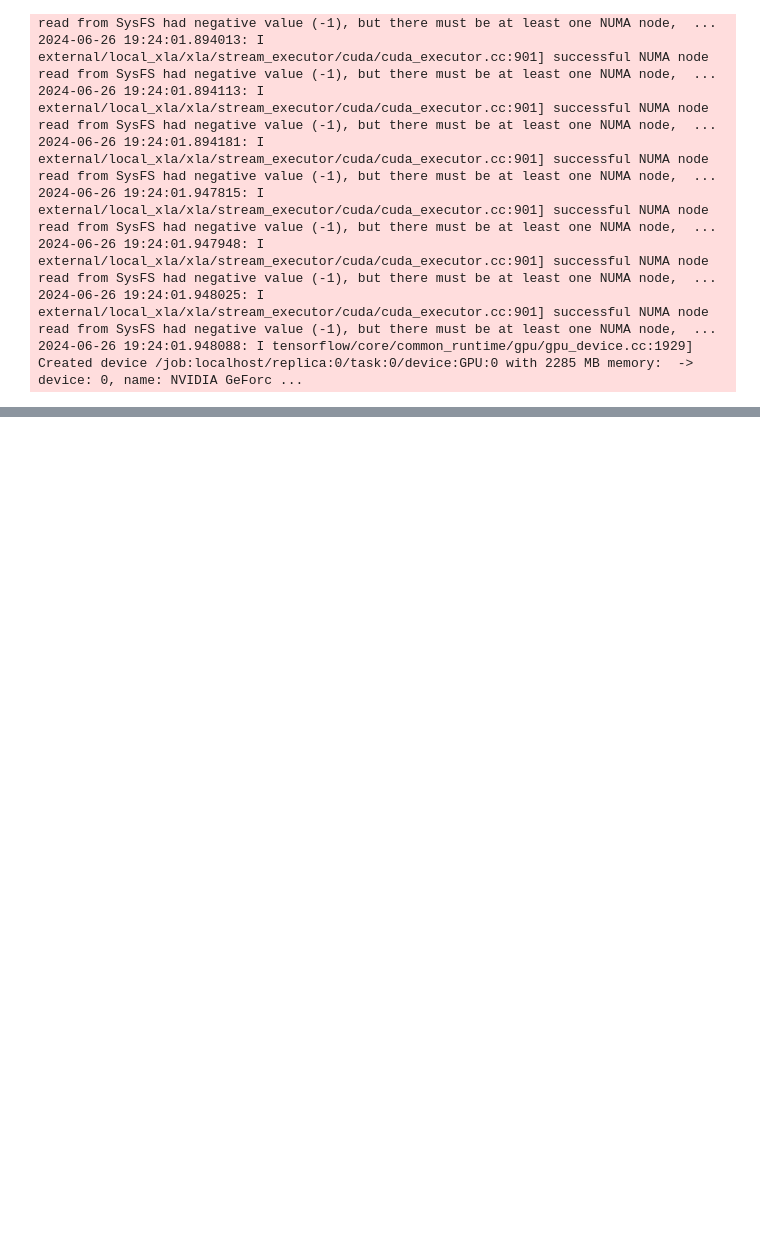
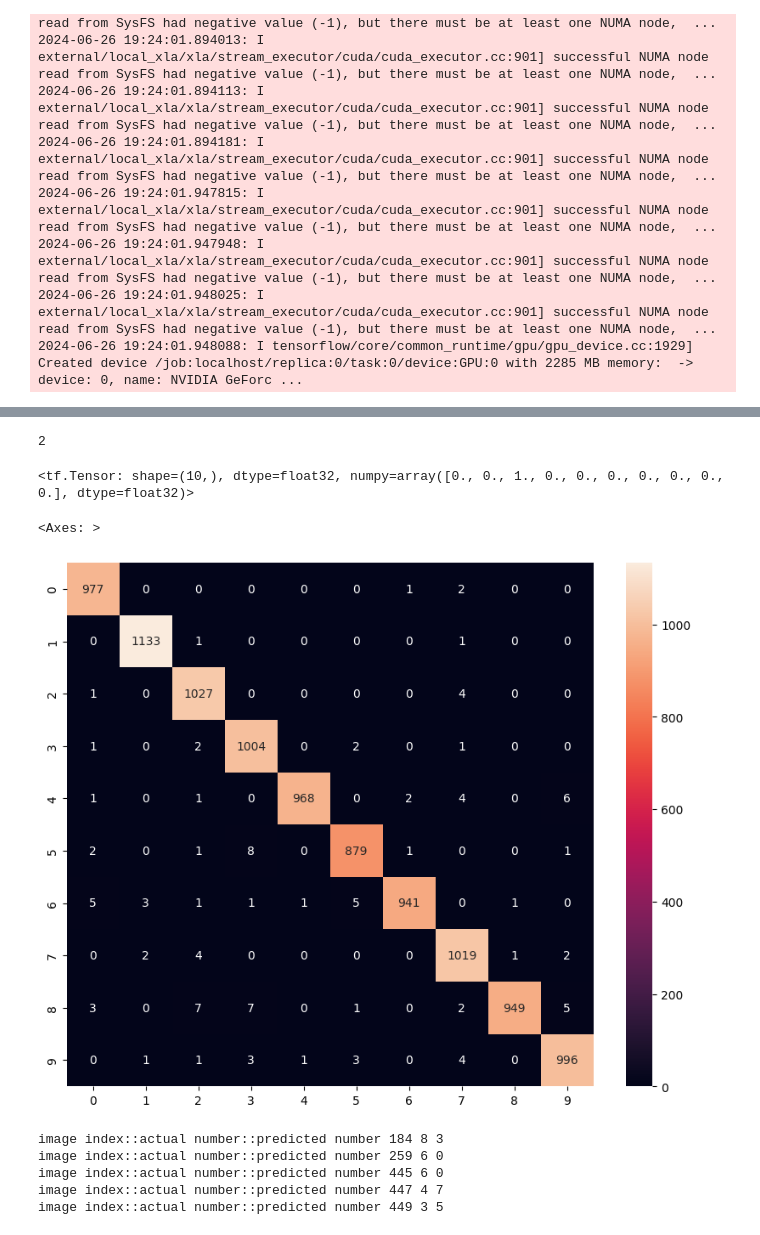
Before and after one commit to Abhinav-Krishnan-Ds/AIProjects, a Jupyter notebook: Computer_vision_Projects/CNN/CNN.ipynb, the cells around one changed output, grey strips where cells are left out. Cells and saved outputs as stored; diff of their text form; code cells hidden in the pictures; blank space fills up the shorter version.

```diff
--- a/Computer_vision_Projects/CNN/CNN.ipynb
+++ b/Computer_vision_Projects/CNN/CNN.ipynb
@@ -111,0 +162,2 @@ model_LeNet = tf.keras.models.Sequential([
+# %%
+y_pred = model_LeNet.predict(x_test)
@@ -111,0 +166,29 @@ model_LeNet = tf.keras.models.Sequential([
+# %%
+np.argmax(y_pred, axis=1)[1]
+# %% [output]
+2
+# %%
+y_test[1]
+# %% [output]
+<tf.Tensor: shape=(10,), dtype=float32, numpy=array([0., 0., 1., 0., 0., 0., 0., 0., 0., 0.], dtype=float32)>
+# %%
+y_pred_classes = np.argmax(y_pred, axis=1)
+y_test_classes = np.argmax(y_test, axis=1)
+# %%
+confusion_matrix = tf.math.confusion_matrix(y_test_classes, y_pred_classes)
+# %%
+plt.figure(figsize=(10, 8))
+sns.heatmap(confusion_matrix, annot=True, fmt='g')
+# %% [output]
+<Axes: >
+[figure, added]
+# %%
+for i in range(500):
+    if y_test_classes[i] != y_pred_classes[i]:
+        print("image index::actual number::predicted number", i, y_test_classes[i], y_pred_classes[i])
+# %% [output]
+image index::actual number::predicted number 184 8 3
+image index::actual number::predicted number 259 6 0
+image index::actual number::predicted number 445 6 0
+image index::actual number::predicted number 447 4 7
+image index::actual number::predicted number 449 3 5
```
Also changed, not shown: parts of 7 cells of this notebook, 1 other file.
